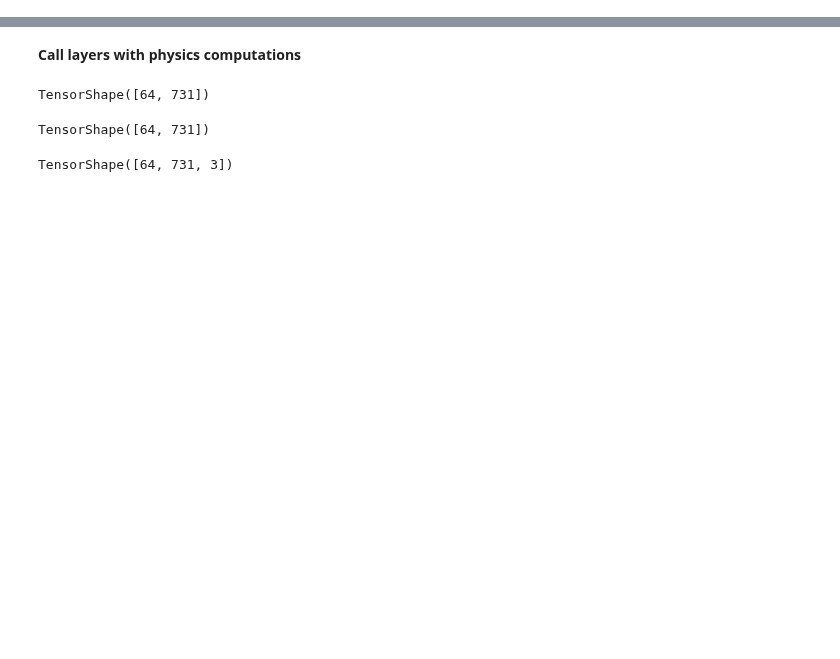
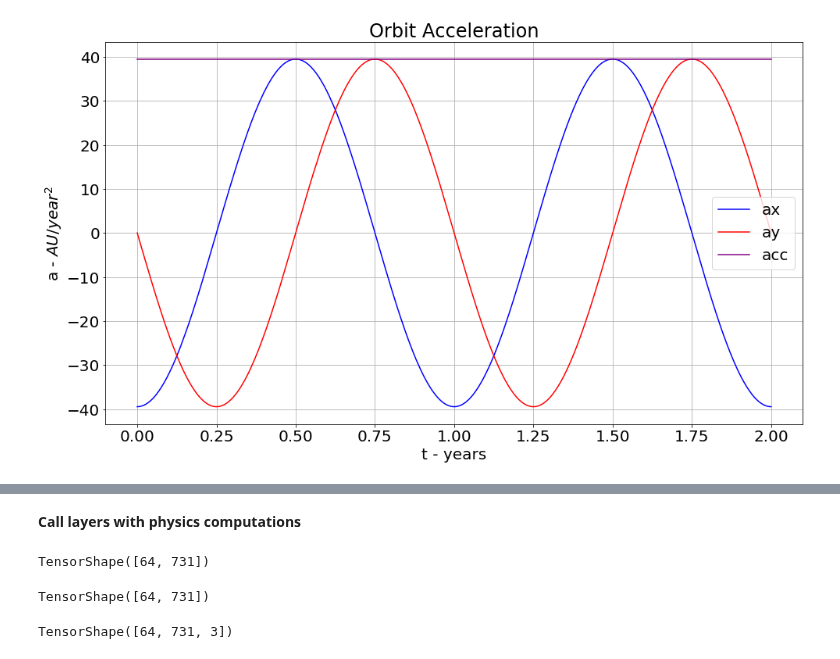
Before and after one commit to memanuel/IACS-n-body, a Jupyter notebook: src/two-body-restricted.ipynb, the cells around one changed output, grey strips where cells are left out. Saved outputs shown, nothing was run; the diff lists cells and outputs as text; code cells hidden in the pictures; blank space fills up the shorter version.

```diff
--- a/src/two-body-restricted.ipynb
+++ b/src/two-body-restricted.ipynb
@@ -52,0 +105,4 @@ dict_keys(['t', 'q0', 'v0', 'mu'])
+# %%
+fig, ax = plot_orbit_a(data_traj)
+# %% [output]
+[figure, added]
```
Also changed, not shown: parts of 29 cells of this notebook.
